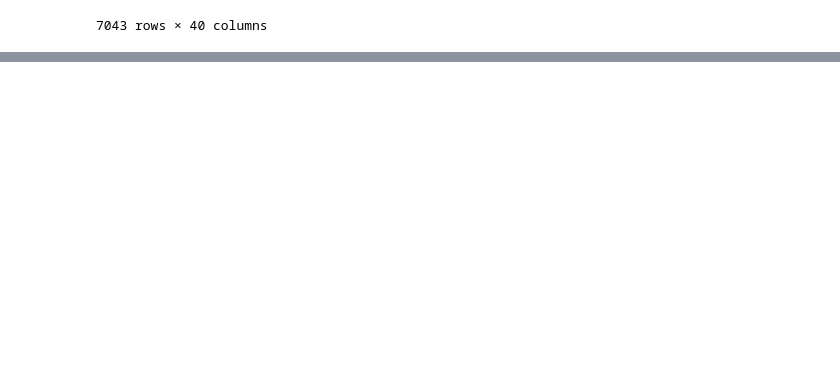
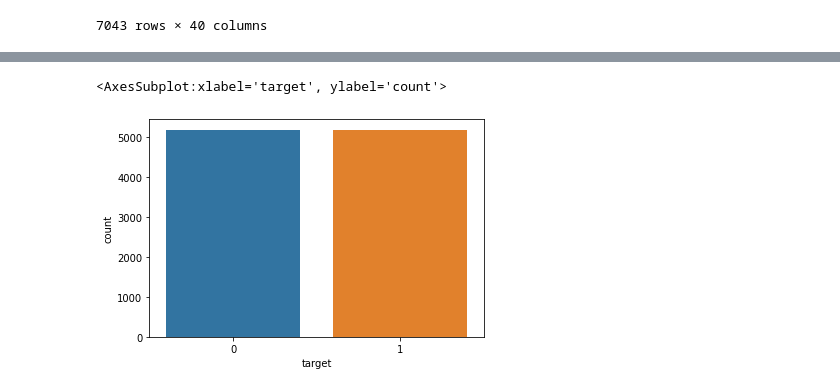
Before and after one commit to marcosvsilva/linear-classifier, a Jupyter notebook: classifier/notebooks/Churn.ipynb, the cells around one changed output, grey strips where cells are left out. Cells and saved outputs as stored; diff of their text form; code cells hidden in the pictures; blank space fills up the shorter version.

Commit message:
feat: rebalancing data

```diff
--- a/classifier/notebooks/Churn.ipynb
+++ b/classifier/notebooks/Churn.ipynb
@@ -61,0 +69,9 @@ data
+# %%
+X = data.drop('target', axis=1)
+y = data.target
+
+smt = SMOTE(random_state=123)
+X, y = smt.fit_resample(X, y)
+# %%
+new_data = pd.concat([X, y], axis=1)
+new_data
@@ -61,0 +92,5 @@ data
+# %%
+sns.countplot(x='target', data=new_data)
+# %% [output]
+<AxesSubplot:xlabel='target', ylabel='count'>
+[figure, added]
```
Also changed, not shown: parts of 3 cells of this notebook.
